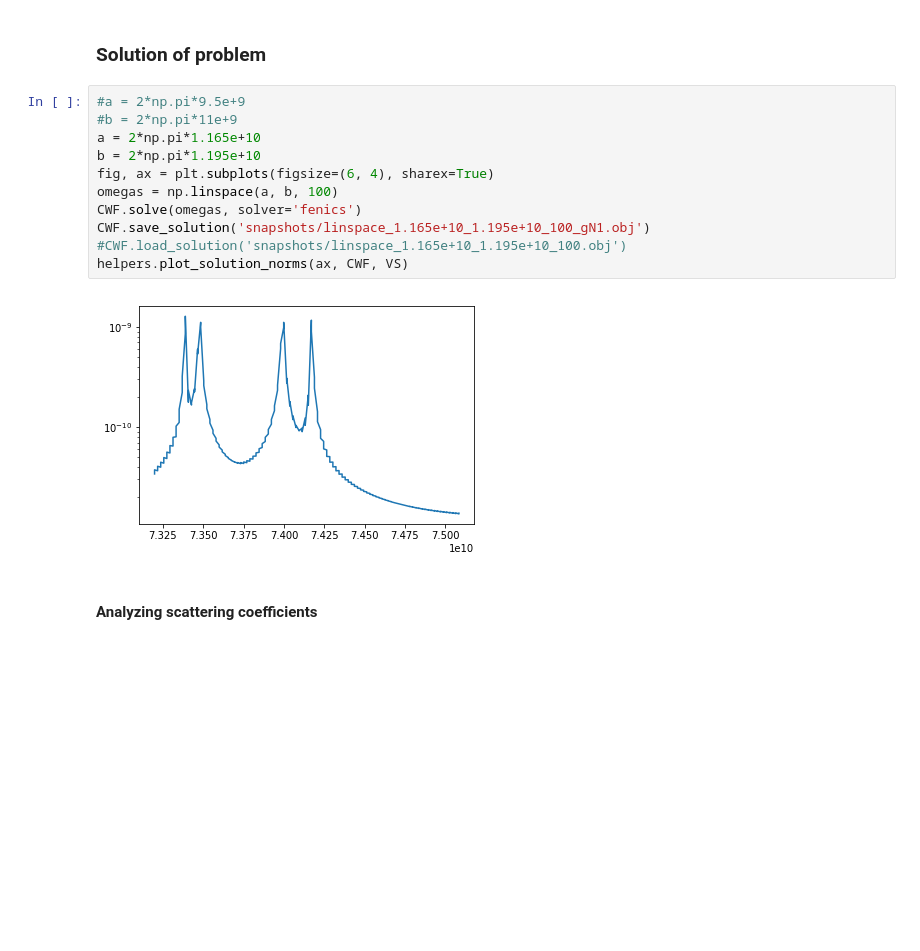
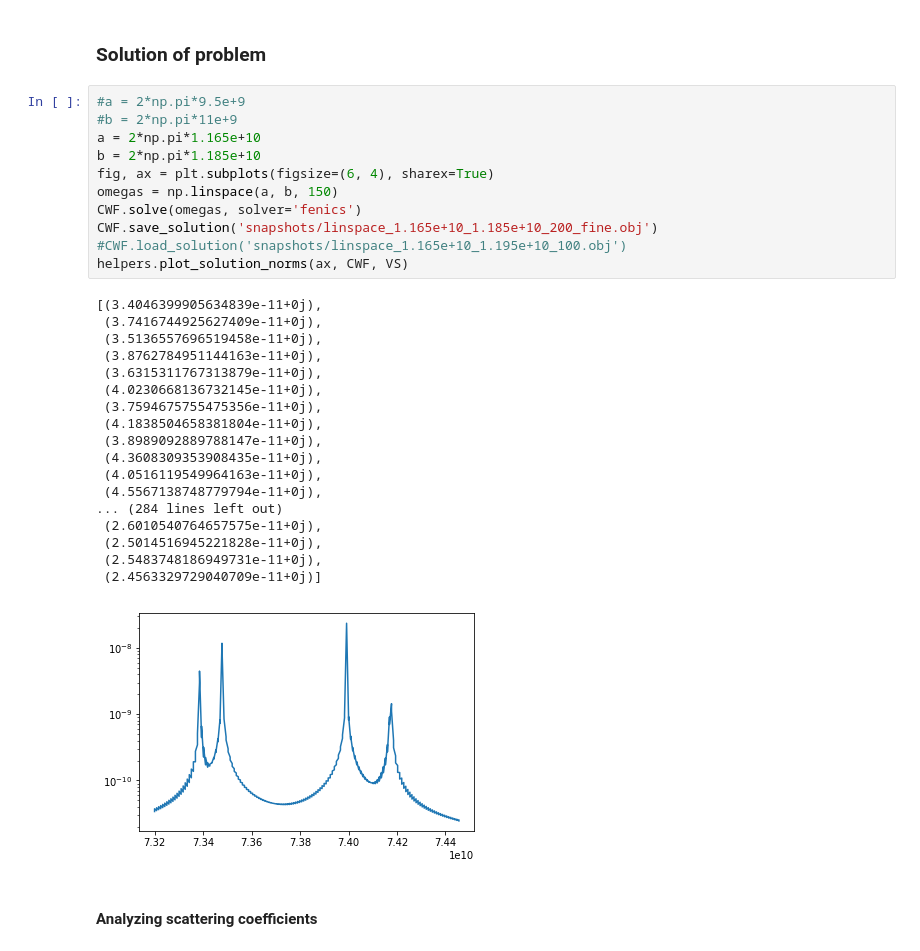
Before and after one commit to FMatti/Maxwell-MRI, a Jupyter notebook: examples/circular_waveguide_filter/circular_waveguide_filter.ipynb, the cells around one changed output. Cells and saved outputs as stored; diff of their text form; blank space fills up the shorter version.

Commit message:
attempt fixing DMCWF scattering coefficients

```diff
--- a/examples/circular_waveguide_filter/circular_waveguide_filter.ipynb
+++ b/examples/circular_waveguide_filter/circular_waveguide_filter.ipynb
@@ -67,16 +67,33 @@ CWF.setup()
 # %%
 #a = 2*np.pi*9.5e+9
 #b = 2*np.pi*11e+9
 a = 2*np.pi*1.165e+10
-b = 2*np.pi*1.195e+10
+b = 2*np.pi*1.185e+10
 fig, ax = plt.subplots(figsize=(6, 4), sharex=True)
-omegas = np.linspace(a, b, 100)
+omegas = np.linspace(a, b, 150)
 CWF.solve(omegas, solver='fenics')
-CWF.save_solution('snapshots/linspace_1.165e+10_1.195e+10_100_gN1.obj')
+CWF.save_solution('snapshots/linspace_1.165e+10_1.185e+10_200_fine.obj')
 #CWF.load_solution('snapshots/linspace_1.165e+10_1.195e+10_100.obj')
 helpers.plot_solution_norms(ax, CWF, VS)
 # %% [output]
+[(3.4046399905634839e-11+0j),
+ (3.7416744925627409e-11+0j),
+ (3.5136557696519458e-11+0j),
+ (3.8762784951144163e-11+0j),
+ (3.6315311767313879e-11+0j),
+ (4.0230668136732145e-11+0j),
+ (3.7594675755475356e-11+0j),
+ (4.1838504658381804e-11+0j),
+ (3.8989092889788147e-11+0j),
+ (4.3608309353908435e-11+0j),
+ (4.0516119549964163e-11+0j),
+ (4.5567138748779794e-11+0j),
+... (284 lines left out)
+ (2.6010540764657575e-11+0j),
+ (2.5014516945221828e-11+0j),
+ (2.5483748186949731e-11+0j),
+ (2.4563329729040709e-11+0j)]
-[figure, old version]
+[figure, new version]
 # %% [markdown]
 #### Analyzing scattering coefficients
 # %%
```
Also changed, not shown: parts of 14 cells of this notebook.
